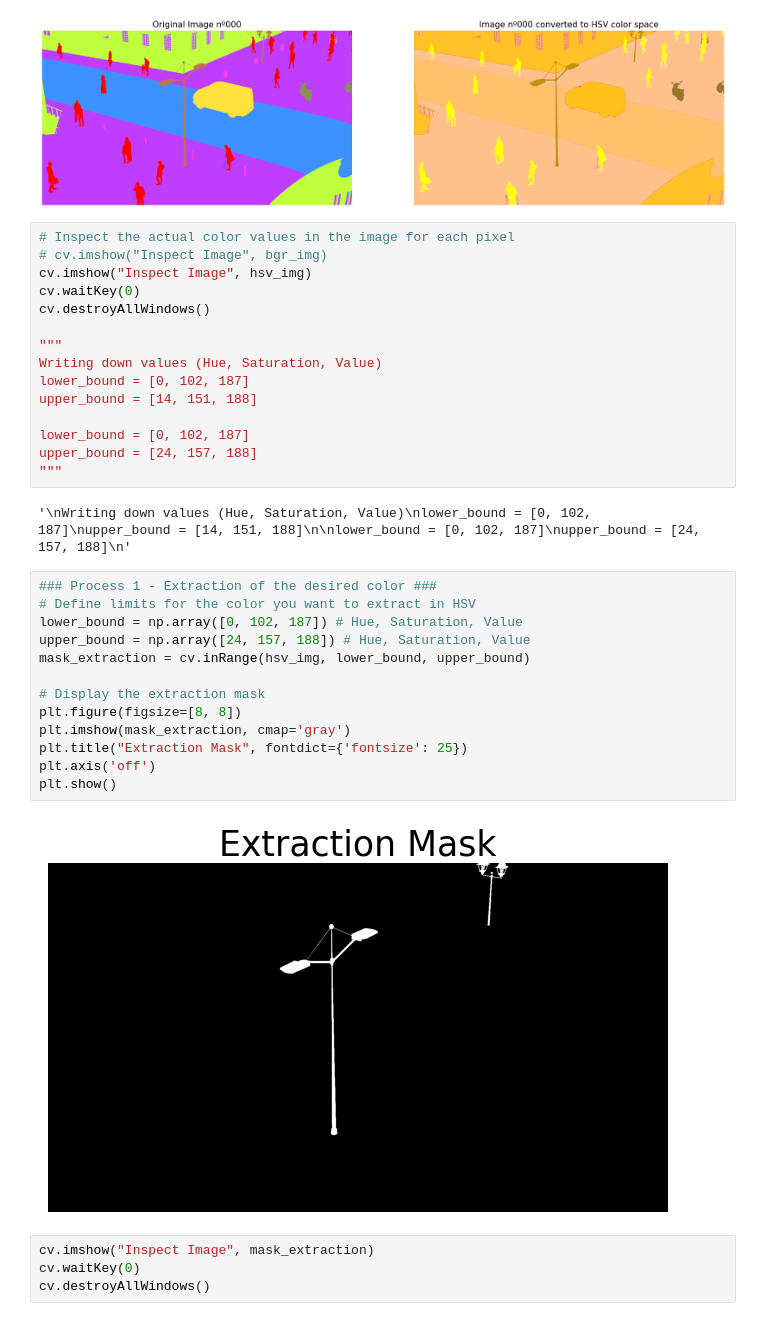
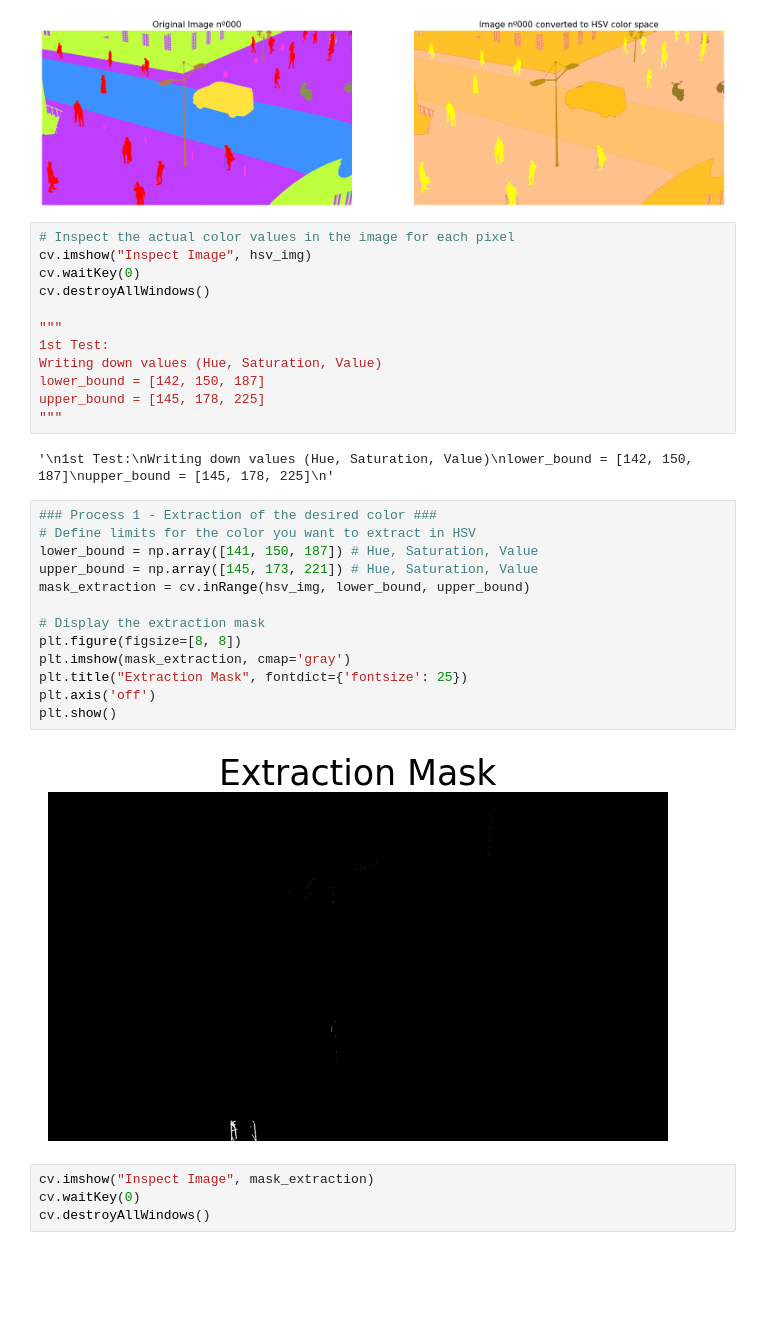
Before and after one commit to rpgouveia/pucpr_pibiti_semantic_segmentation, a Jupyter notebook: study_color_conversion_v2/walker_v3_resize.ipynb, the cells around one changed output. Saved outputs shown, nothing was run; the diff lists cells and outputs as text; blank space fills up the shorter version.

```diff
--- a/study_color_conversion_v2/walker_v3_resize.ipynb
+++ b/study_color_conversion_v2/walker_v3_resize.ipynb
@@ -52,33 +52,30 @@ plt.axis('off')
-# cv.imshow("Inspect Image", bgr_img)
 cv.imshow("Inspect Image", hsv_img)
 cv.waitKey(0)
 cv.destroyAllWindows()
 
 """
+1st Test:
 Writing down values (Hue, Saturation, Value)
-lower_bound = [0, 102, 187]
-upper_bound = [14, 151, 188]
-
-lower_bound = [0, 102, 187]
-upper_bound = [24, 157, 188]
+lower_bound = [142, 150, 187]
+upper_bound = [145, 178, 225]
 """
 # %% [output]
-'\nWriting down values (Hue, Saturation, Value)\nlower_bound = [0, 102, 187]\nupper_bound = [14, 151, 188]\n\nlower_bound = [0, 102, 187]\nupper_bound = [24, 157, 188]\n'
+'\n1st Test:\nWriting down values (Hue, Saturation, Value)\nlower_bound = [142, 150, 187]\nupper_bound = [145, 178, 225]\n'
 # %%
 ### Process 1 - Extraction of the desired color ###
 # Define limits for the color you want to extract in HSV
-lower_bound = np.array([0, 102, 187]) # Hue, Saturation, Value
-upper_bound = np.array([24, 157, 188]) # Hue, Saturation, Value
+lower_bound = np.array([141, 150, 187]) # Hue, Saturation, Value
+upper_bound = np.array([145, 173, 221]) # Hue, Saturation, Value
 mask_extraction = cv.inRange(hsv_img, lower_bound, upper_bound)
 
 # Display the extraction mask
 plt.figure(figsize=[8, 8])
 plt.imshow(mask_extraction, cmap='gray')
 plt.title("Extraction Mask", fontdict={'fontsize': 25})
 plt.axis('off')
 plt.show()
 # %% [output]
-[figure, old version]
+[figure, new version]
 # %%
 cv.imshow("Inspect Image", mask_extraction)
 cv.waitKey(0)
```
Also changed, not shown: parts of 7 cells of this notebook.
